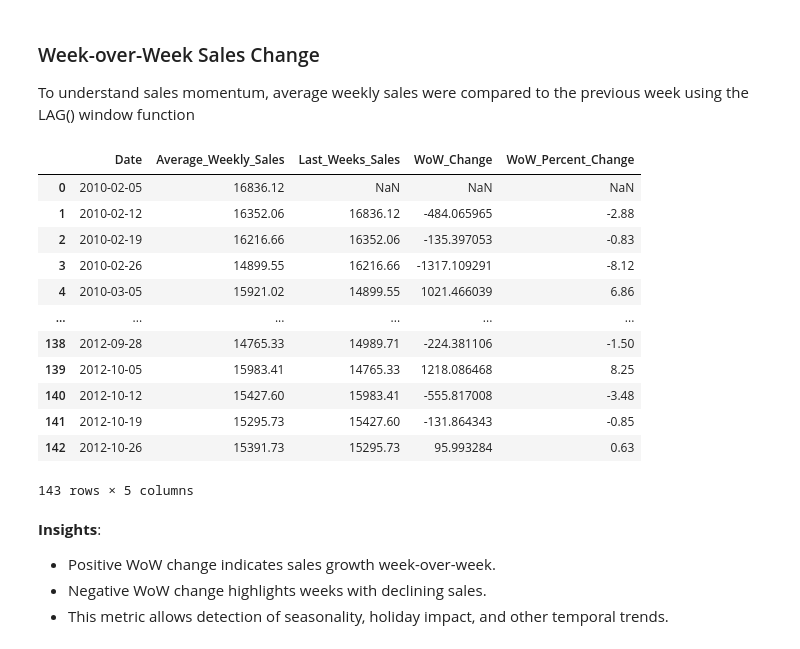
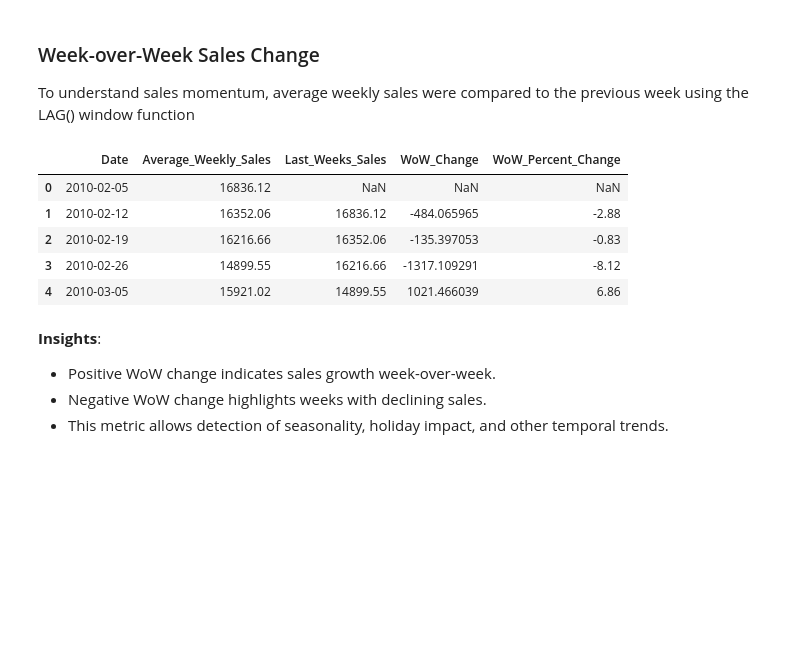
Before and after one commit to DavidO1621/Walmart-kpi-project, a Jupyter notebook: notebooks/02_SQL_KPIs.ipynb, the cells around one changed output. Cells and saved outputs as stored; diff of their text form; code cells hidden in the pictures; blank space fills up the shorter version.

```diff
--- a/notebooks/02_SQL_KPIs.ipynb
+++ b/notebooks/02_SQL_KPIs.ipynb
@@ -173,42 +173,36 @@ conn
 
 To understand sales momentum, average weekly sales were compared to the previous week using the LAG() window function
 # %%
-pd.read_sql("""
+WoW_Sale_Change =pd.read_sql("""
 WITH weekly_avg AS (
 SELECT
         Date,
         AVG(Weekly_Sales) as Average_Weekly_Sales,
         LAG(AVG(Weekly_Sales)) OVER (ORDER by Date) as Last_Weeks_Sales
 FROM walmart_sales
 GROUP BY Date
 ORDER BY Date)
 
 SELECT
         DATE(Date) AS Date,
         ROUND(Average_Weekly_Sales,2) AS Average_Weekly_Sales,
         ROUND(Last_Weeks_Sales,2) AS Last_Weeks_Sales,
         Average_Weekly_Sales - Last_Weeks_Sales as WoW_Change,
         ROUND(
             (Average_Weekly_Sales - Last_Weeks_Sales) /
             NULLIF(Last_Weeks_Sales,0)*100,2) AS WoW_Percent_Change
 FROM weekly_avg
 
 """,
 conn)
+WoW_Sale_Change.head()
 # %% [output]
 |  | Date | Average_Weekly_Sales | Last_Weeks_Sales | WoW_Change | WoW_Percent_Change |
 | 0 | 2010-02-05 | 16836.12 | NaN | NaN | NaN |
 | 1 | 2010-02-12 | 16352.06 | 16836.12 | -484.065965 | -2.88 |
 | 2 | 2010-02-19 | 16216.66 | 16352.06 | -135.397053 | -0.83 |
 | 3 | 2010-02-26 | 14899.55 | 16216.66 | -1317.109291 | -8.12 |
 | 4 | 2010-03-05 | 15921.02 | 14899.55 | 1021.466039 | 6.86 |
-| ... | ... | ... | ... | ... | ... |
-| 138 | 2012-09-28 | 14765.33 | 14989.71 | -224.381106 | -1.50 |
-| 139 | 2012-10-05 | 15983.41 | 14765.33 | 1218.086468 | 8.25 |
-| 140 | 2012-10-12 | 15427.60 | 15983.41 | -555.817008 | -3.48 |
-| 141 | 2012-10-19 | 15295.73 | 15427.60 | -131.864343 | -0.85 |
-| 142 | 2012-10-26 | 15391.73 | 15295.73 | 95.993284 | 0.63 |
-143 rows × 5 columns
 # %% [markdown]
 **Insights**:
 - Positive WoW change indicates sales growth week-over-week.
```
Also changed, not shown: parts of 5 cells of this notebook, 6 other files.
